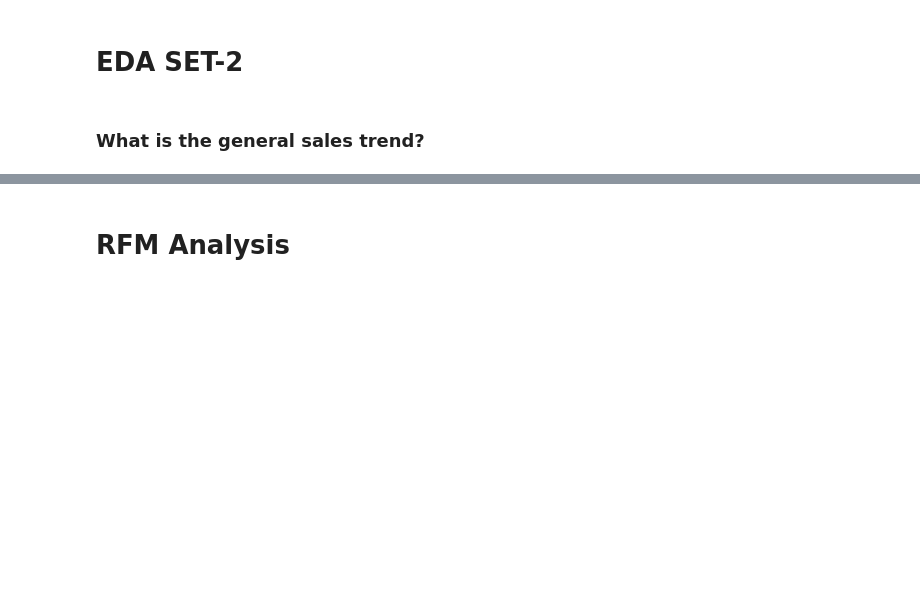
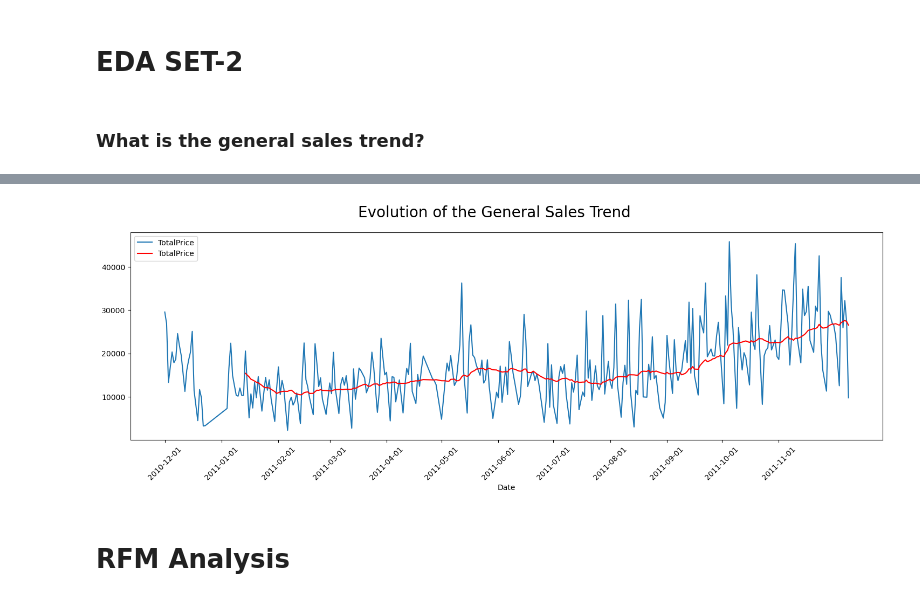
Before and after one commit to ABHISHEK-ALGO/Customer-Behaviour-and-Segmentation, a Jupyter notebook: Customer Behaviour and Segmentation.ipynb, the cells around one changed output, grey strips where cells are left out. Saved outputs shown, nothing was run; the diff lists cells and outputs as text; code cells hidden in the pictures; blank space fills up the shorter version.

```diff
--- a/Customer Behaviour and Segmentation.ipynb
+++ b/Customer Behaviour and Segmentation.ipynb
@@ -547,2 +566,8 @@ plt.show()
 # %%
 # amount of money generated by the sales for each day through the studied period.
+general_trend = pd.DataFrame(data={'Date': pd.to_datetime(tn.InvoiceDate).dt.date,
+                 'TotalPrice':tn.Quantity*tn.UnitPrice})
+# %%
+ general_trend = general_trend.groupby('Date')['TotalPrice'].sum()
+general_trend = pd.DataFrame(general_trend)
+general_trend
@@ -548,0 +589,6 @@ plt.show()
+# %%
+from datetime import datetime
+dates = []
+dates.append(pd.to_datetime("201012",format = "%Y%m"))
+dates += [pd.to_datetime(f"2011{month:02}",format = "%Y%m") for month in range(1,12)]
+dates
@@ -549,3 +608,15 @@ plt.show()
+# %%
+rolling_days = general_trend.copy()
+rolling_days["TotalPrice"] = rolling_days["TotalPrice"].rolling(window=30).mean()
+# %%
+plt.figure(figsize=(18,5))
+plt.suptitle('Evolution of the General Sales Trend', fontsize=20)
+sns.lineplot(data = general_trend)
+sns.lineplot(data = rolling_days,palette = ['red'])
+plt.xticks(dates,rotation = 45)
+plt.show()
+# %% [output]
+[figure, added]
 # %% [markdown]
 # RFM Analysis
 # %% [markdown]
```
Also changed, not shown: parts of 8 cells of this notebook.
